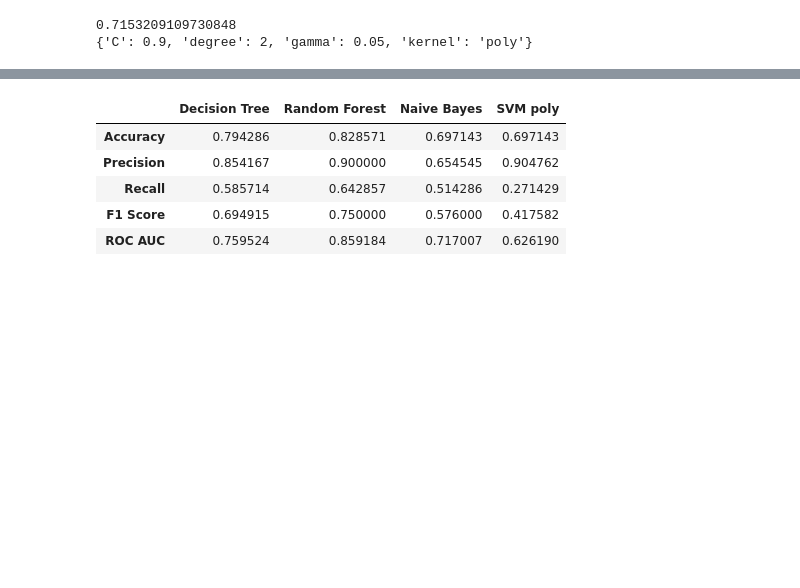
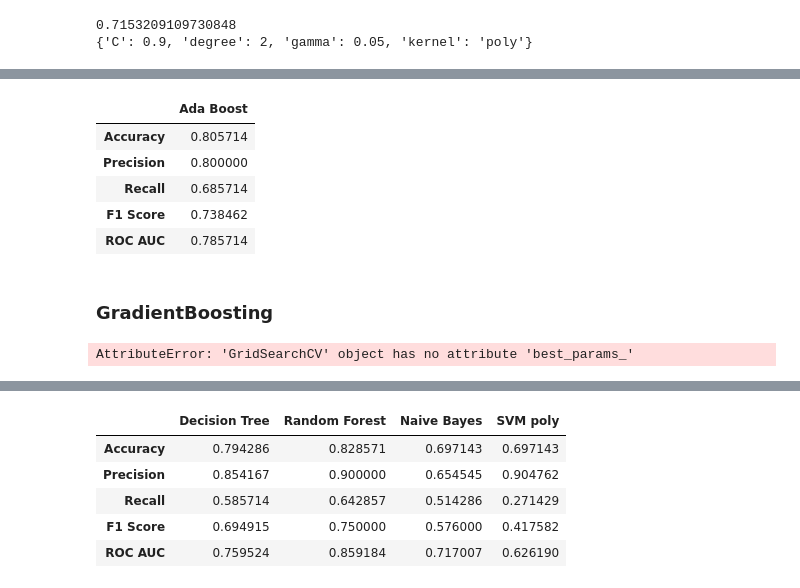
Before and after one commit to melwinmpk/python_datascience, a Jupyter notebook: TitanicDataSet_training/Main Note book/Modeling.ipynb, the cells around one changed output, grey strips where cells are left out. Drawn from its saved outputs; the diff is of its cells as text; code cells hidden in the pictures; blank space fills up the shorter version.

```diff
--- a/TitanicDataSet_training/Main Note book/Modeling.ipynb
+++ b/TitanicDataSet_training/Main Note book/Modeling.ipynb
@@ -258,0 +265,2 @@ Accuracy Score:
+# %%
+model_ada = AdaBoostClassifier()
@@ -258,0 +289,16 @@ Accuracy Score:
+# %%
+y_pred=model_ada.predict(x_test)
+y_score = metrics.accuracy_score(y_test, y_pred)
+fpr_dt, tpr_dt, _ = roc_curve(y_test, y_pred)
+roc_auc_ada = auc(fpr_dt, tpr_dt)
+metrix_ada = model_compare("Ada Boost", model_ada, y_test, y_pred, y_score, roc_auc_ada )
+metrix_ada
+# %% [output]
+|  | Ada Boost |
+| Accuracy | 0.805714 |
+| Precision | 0.800000 |
+| Recall | 0.685714 |
+| F1 Score | 0.738462 |
+| ROC AUC | 0.785714 |
+# %% [markdown]
+### GradientBoosting
@@ -258,0 +311,19 @@ Accuracy Score:
+# %%
+scoring = {'accuracy': make_scorer(accuracy_score),
+           'precision': make_scorer(precision_score),'recall':make_scorer(recall_score)}
+parameters = {
+#     "loss":["deviance"],
+    "learning_rate": [0.01, 0.025, 0.05, 0.075, 0.1, 0.15, 0.2],
+    "min_samples_split": [30,45,60,80],
+    "min_samples_leaf": [15,30,45,60],
+    "max_depth":[3,4,5,8],
+    "max_features":["log2","sqrt"],
+#     "criterion": ["friedman_mse",  "mae"],
+#     "subsample":[0.5, 0.618, 0.8, 0.85, 0.9, 0.95, 1.0],
+    "n_estimators":[10, 50, 100, 500, 750, 1200]
+    }
+grid_search = GridSearchCV(GradientBoostingClassifier(), parameters,scoring=scoring,refit=False,cv=2, n_jobs=1)
+grid_result = grid_search.fit(x_train, y_train)
+print('Best Parameters using grid search: \n', grid_result.best_params_)
+# %% [output]
+AttributeError: 'GridSearchCV' object has no attribute 'best_params_'
```
Also changed, not shown: parts of 22 cells of this notebook.
